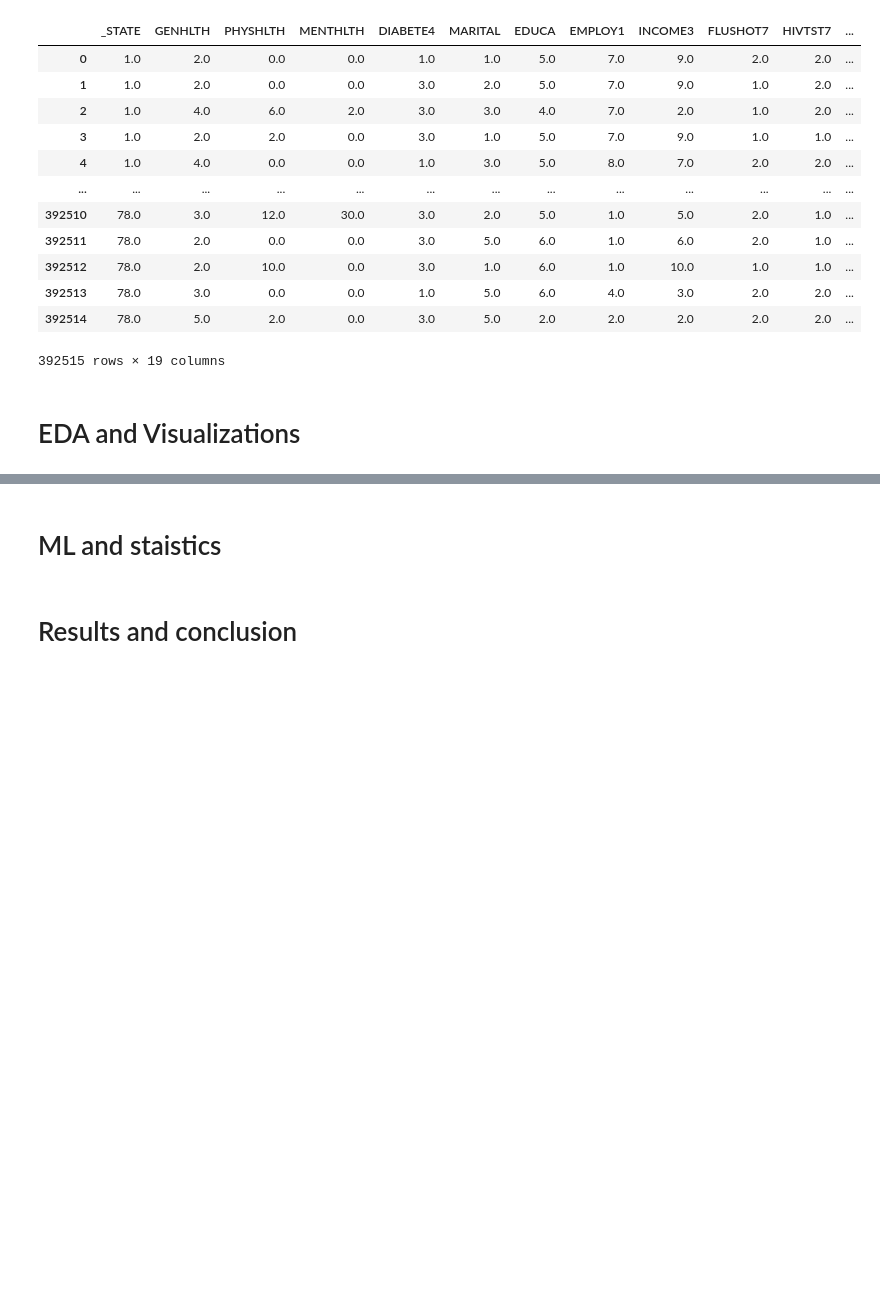
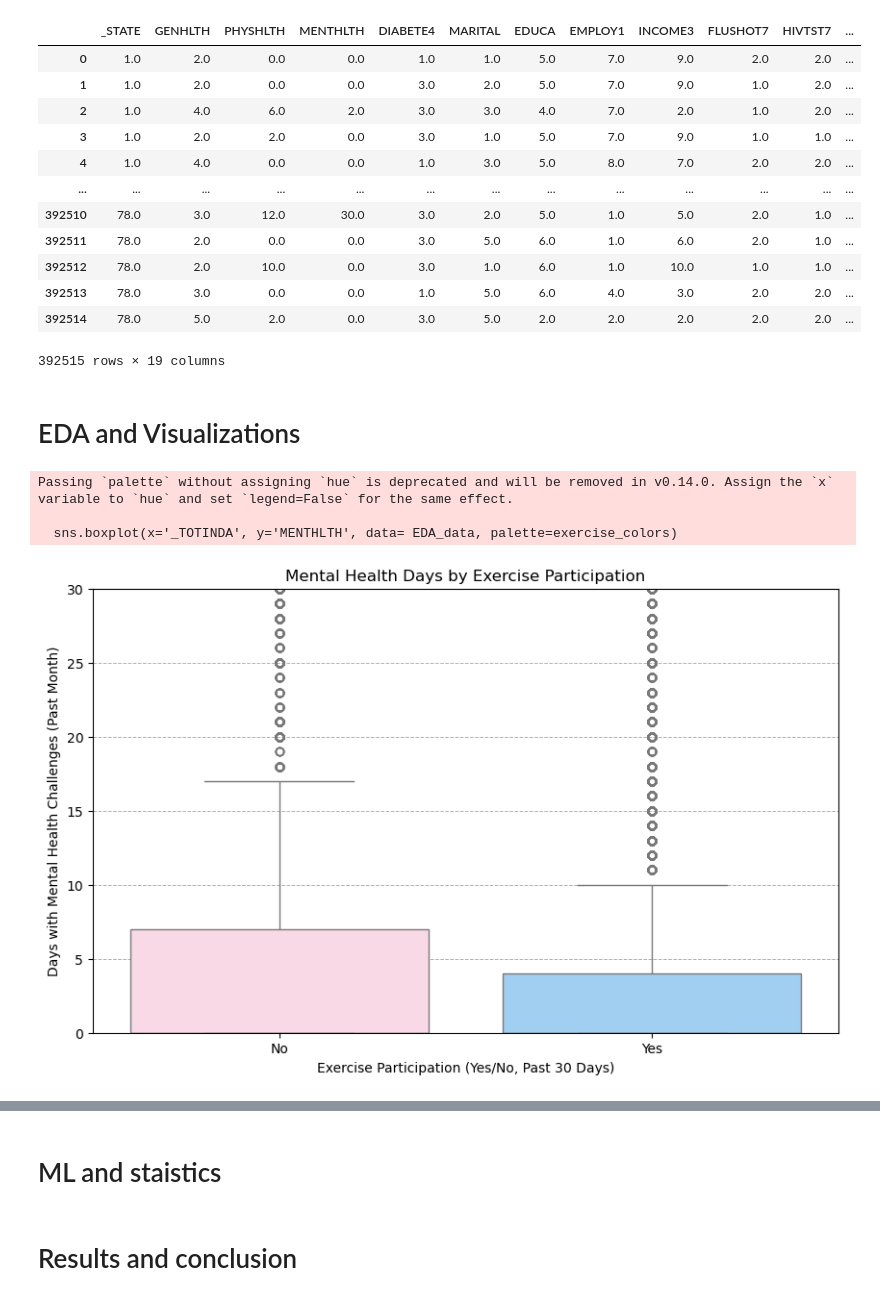
Before and after one commit to cs418-fa24/project-check-in-team-10, a Jupyter notebook: Final_Report.ipynb, the cells around one changed output, grey strips where cells are left out. Drawn from its saved outputs; the diff is of its cells as text; code cells hidden in the pictures; blank space fills up the shorter version.

```diff
--- a/Final_Report.ipynb
+++ b/Final_Report.ipynb
@@ -43,3 +44,20 @@ pd.read_csv("imputed_data.csv")
 392515 rows × 19 columns
 # %% [markdown]
 # EDA and Visualizations
+# %%
+EDA_data = pd.read_csv('imputed_and_labeled_data.csv') # This dataset adds the labels for all of the values
+
+exercise_colors = ["#FFD3E4", "#92D1FF"]
+plt.figure(figsize=(10, 6))
+sns.boxplot(x='_TOTINDA', y='MENTHLTH', data= EDA_data, palette=exercise_colors)
+plt.ylim(0, 30)
+plt.grid(axis='y', linestyle='--', linewidth=0.7)
+plt.title('Mental Health Days by Exercise Participation')
+plt.xlabel('Exercise Participation (Yes/No, Past 30 Days)')
+plt.ylabel('Days with Mental Health Challenges (Past Month)')
+plt.show()
+# %% [output]
+Passing `palette` without assigning `hue` is deprecated and will be removed in v0.14.0. Assign the `x` variable to `hue` and set `legend=False` for the same effect.
+
+  sns.boxplot(x='_TOTINDA', y='MENTHLTH', data= EDA_data, palette=exercise_colors)
+[figure, added]
```
Also changed, not shown: parts of 6 cells of this notebook, 1 other file.
